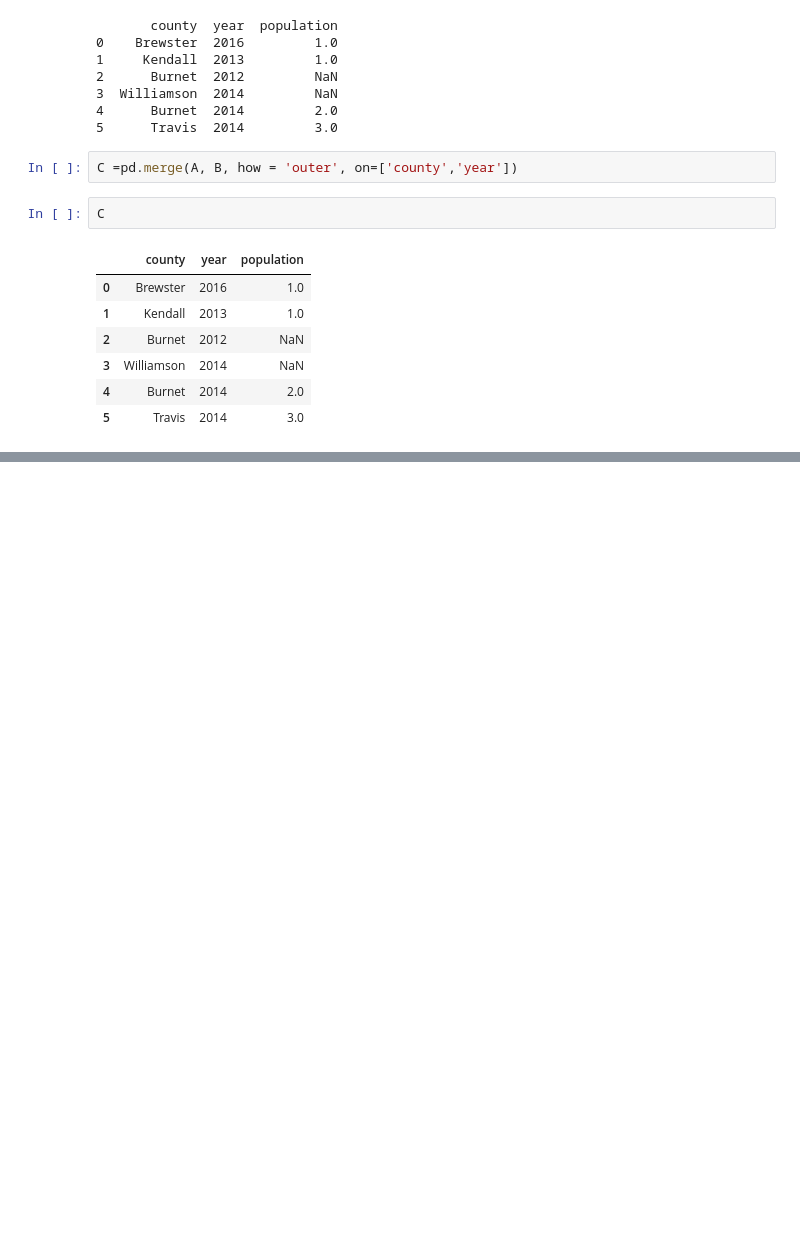
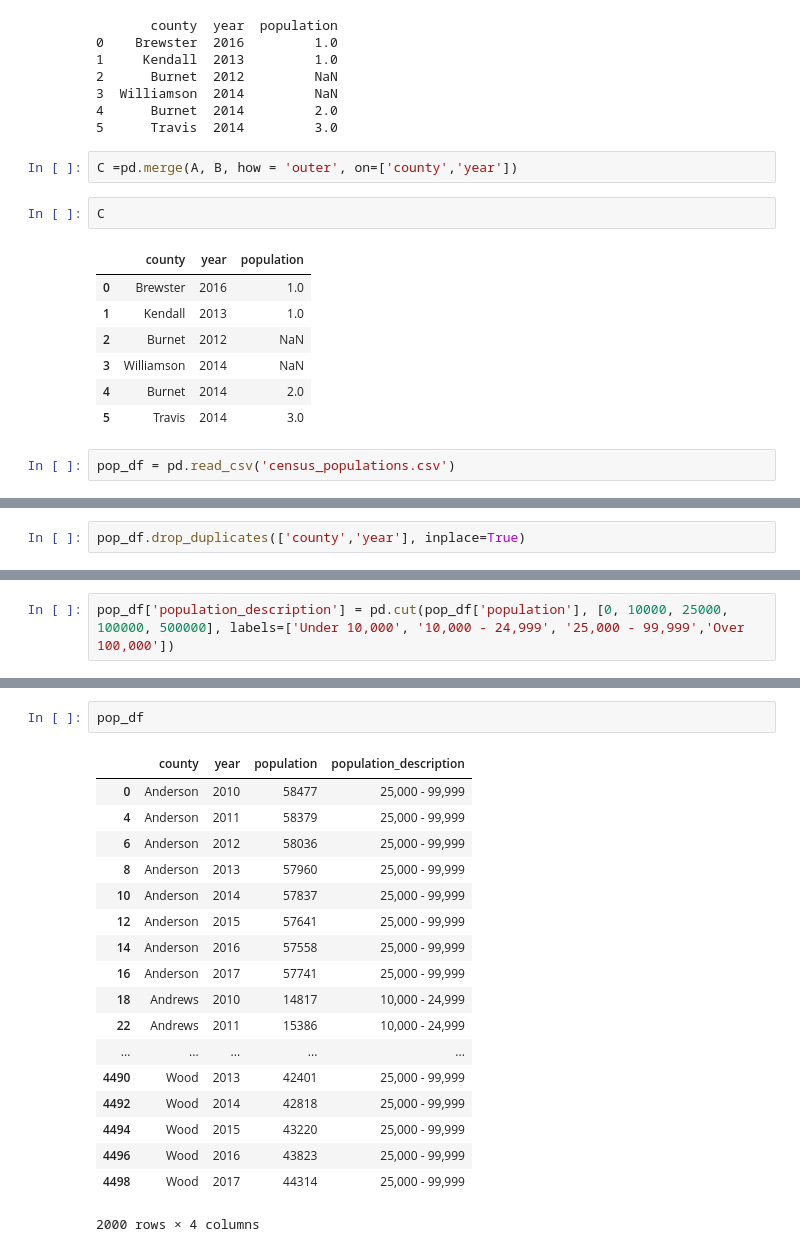
Before and after one commit to KendalHolcombe/KH_Capstone, a Jupyter notebook: Population_Merge.ipynb, the cells around one changed output, grey strips where cells are left out. Drawn from its saved outputs; the diff is of its cells as text; blank space fills up the shorter version.

```diff
--- a/Population_Merge.ipynb
+++ b/Population_Merge.ipynb
@@ -26,3 +26,5 @@ C
 | 3 | Williamson | 2014 | NaN |
 | 4 | Burnet | 2014 | 2.0 |
 | 5 | Travis | 2014 | 3.0 |
+# %%
+pop_df = pd.read_csv('census_populations.csv')
@@ -28,0 +40,2 @@ C
+# %%
+pop_df.drop_duplicates(['county','year'], inplace=True)
@@ -28,0 +76,2 @@ C
+# %%
+pop_df['population_description'] = pd.cut(pop_df['population'], [0, 10000, 25000, 100000, 500000], labels=['Under 10,000', '10,000 - 24,999', '25,000 - 99,999','Over 100,000'])
@@ -28,0 +87,21 @@ C
+# %%
+pop_df
+# %% [output]
+|  | county | year | population | population_description |
+| 0 | Anderson | 2010 | 58477 | 25,000 - 99,999 |
+| 4 | Anderson | 2011 | 58379 | 25,000 - 99,999 |
+| 6 | Anderson | 2012 | 58036 | 25,000 - 99,999 |
+| 8 | Anderson | 2013 | 57960 | 25,000 - 99,999 |
+| 10 | Anderson | 2014 | 57837 | 25,000 - 99,999 |
+| 12 | Anderson | 2015 | 57641 | 25,000 - 99,999 |
+| 14 | Anderson | 2016 | 57558 | 25,000 - 99,999 |
+| 16 | Anderson | 2017 | 57741 | 25,000 - 99,999 |
+| 18 | Andrews | 2010 | 14817 | 10,000 - 24,999 |
+| 22 | Andrews | 2011 | 15386 | 10,000 - 24,999 |
+| ... | ... | ... | ... | ... |
+| 4490 | Wood | 2013 | 42401 | 25,000 - 99,999 |
+| 4492 | Wood | 2014 | 42818 | 25,000 - 99,999 |
+| 4494 | Wood | 2015 | 43220 | 25,000 - 99,999 |
+| 4496 | Wood | 2016 | 43823 | 25,000 - 99,999 |
+| 4498 | Wood | 2017 | 44314 | 25,000 - 99,999 |
+2000 rows × 4 columns
```
Also changed, not shown: parts of 6 cells of this notebook, 11 other files.
